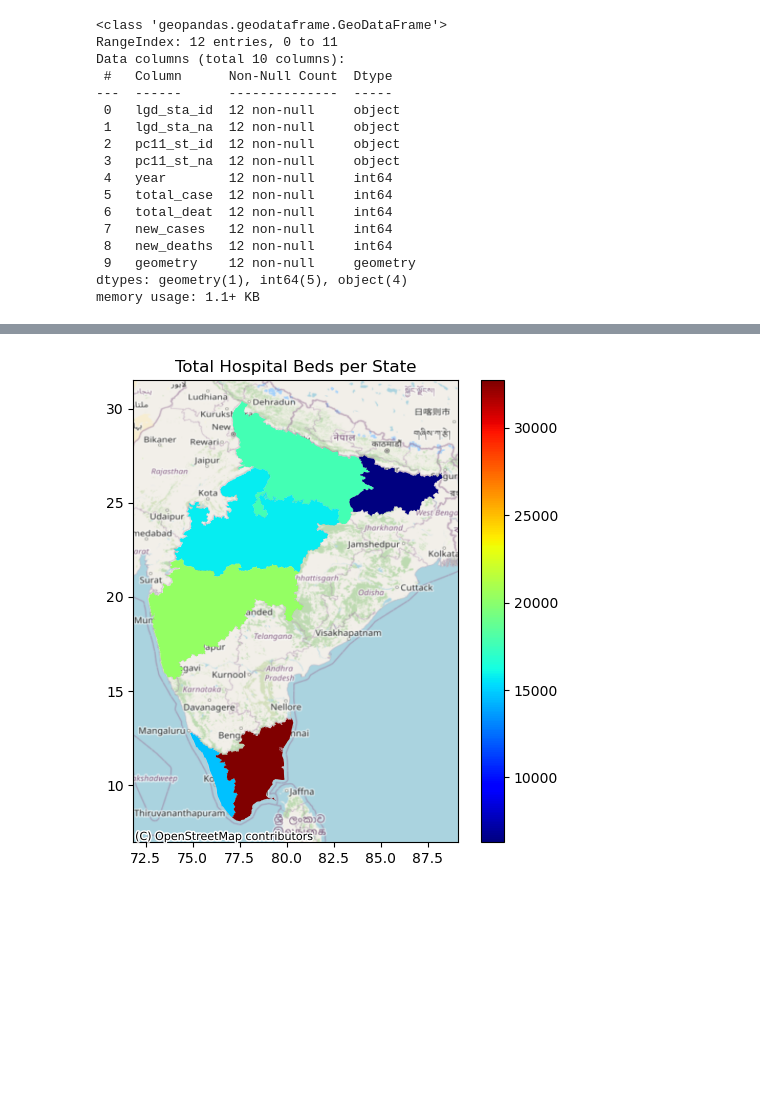
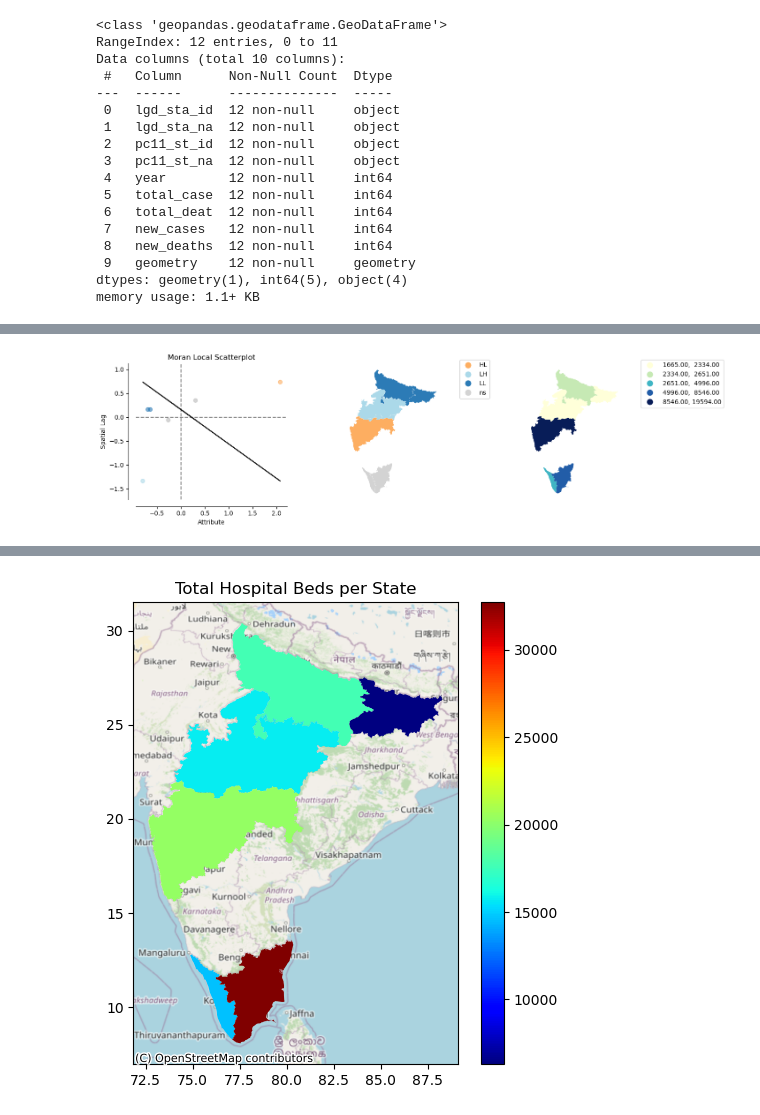
Before and after one commit to vidushi711/SDS_Final, a Jupyter notebook: Explora_Data_Analysis.ipynb, the cells around one changed output, grey strips where cells are left out. Drawn from its saved outputs; the diff is of its cells as text; code cells hidden in the pictures; blank space fills up the shorter version.

```diff
--- a/Explora_Data_Analysis.ipynb
+++ b/Explora_Data_Analysis.ipynb
@@ -130,0 +232,6 @@ plt.show()
+# %%
+local_moran = esda.moran.Moran_Local(covid_state_2021["total_deat"], w)
+plot_local_autocorrelation(local_moran, covid_state_2021, "total_deat")
+plt.show()
+# %% [output]
+[figure, added]
```
Also changed, not shown: parts of 17 cells of this notebook, 12 other files.
